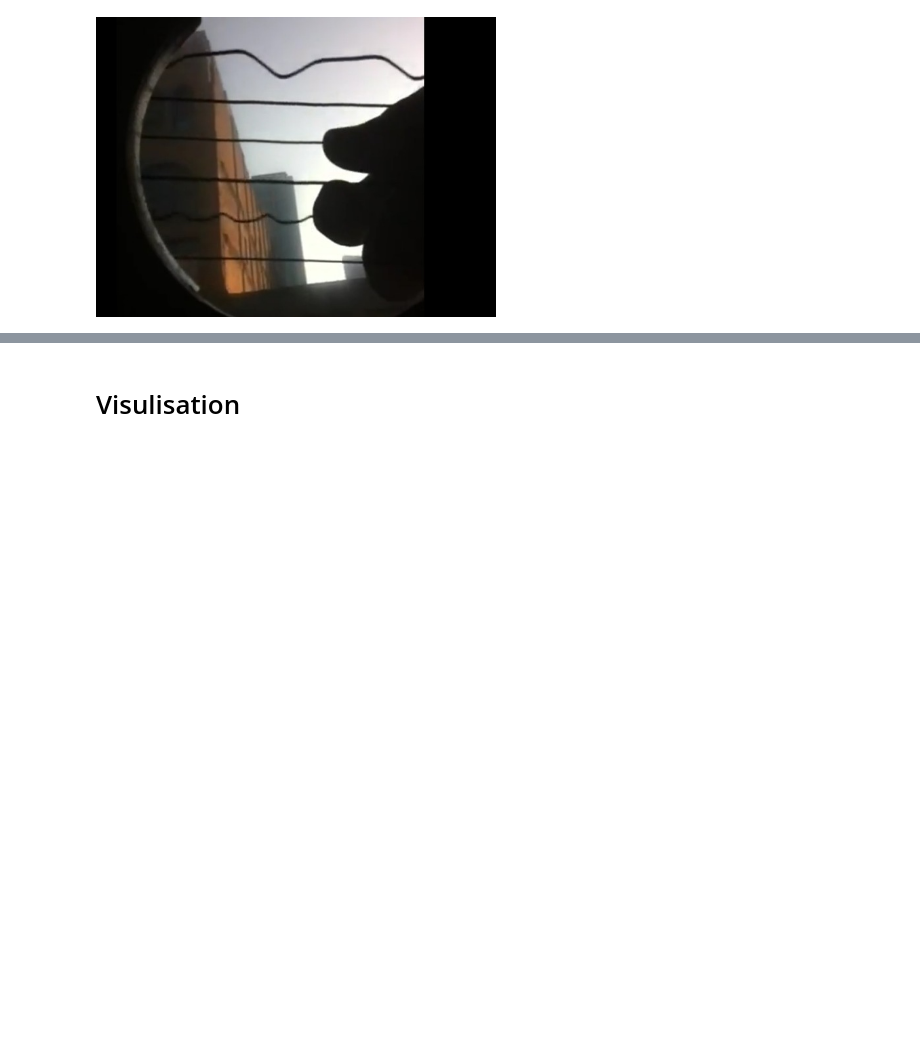
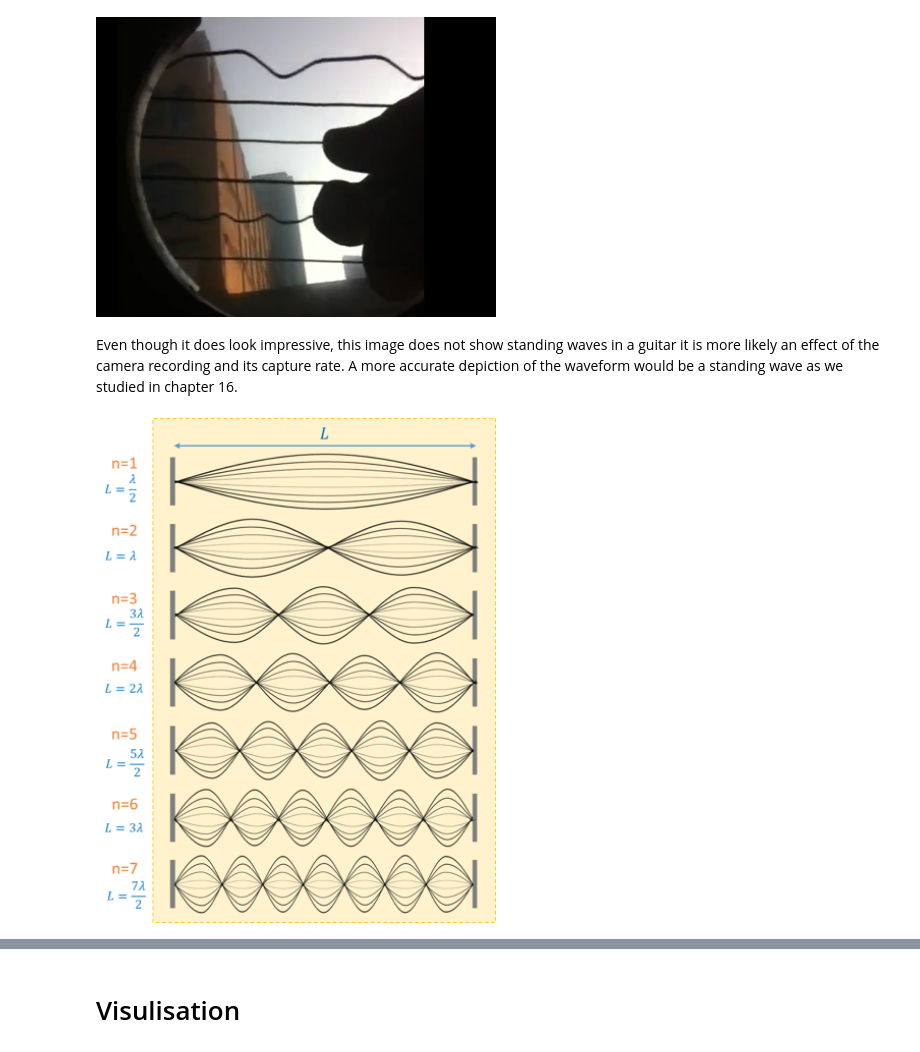
Before and after one commit to Mathalamu/5300, a Jupyter notebook: 5300_Final.ipynb, the cells around one changed output, grey strips where cells are left out. Saved outputs shown, nothing was run; the diff lists cells and outputs as text; code cells hidden in the pictures; blank space fills up the shorter version.

```diff
--- a/5300_Final.ipynb
+++ b/5300_Final.ipynb
@@ -7,4 +7,11 @@ from IPython.display import Image, display
 display(Image(filename='Gituar_waves.jpg', width=400))
 # %% [output]
 [figure]
+# %% [markdown]
+Even though it does look impressive, this image does not show standing waves in a guitar it is more likely an effect of the camera recording and its capture rate. A more accurate depiction of the waveform would be a standing wave as we studied in chapter 16.
+# %%
+
+display(Image(filename='Harmonics.png', width=400))
+# %% [output]
+[figure, added]
 # %% [markdown]
```
Also changed, not shown: parts of 1 cell of this notebook.
